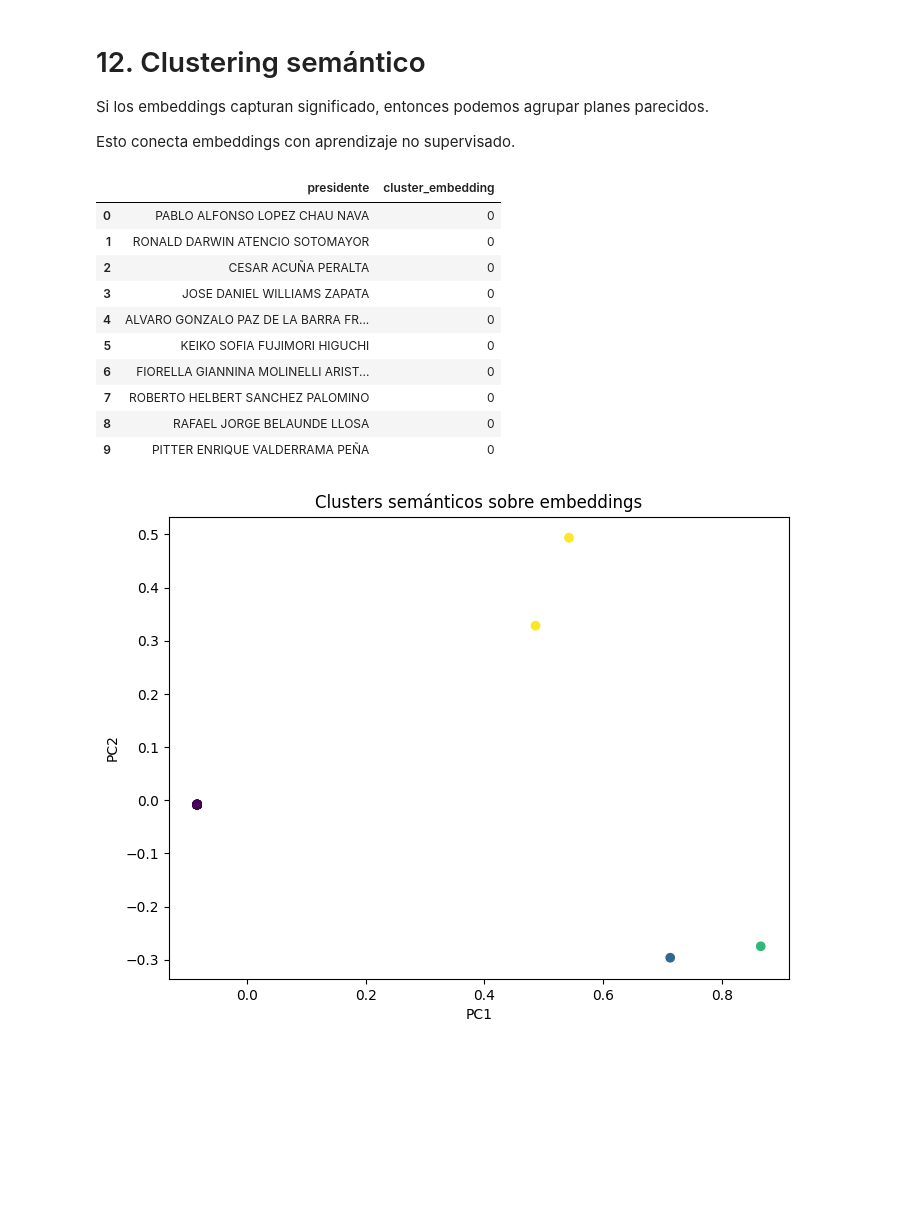
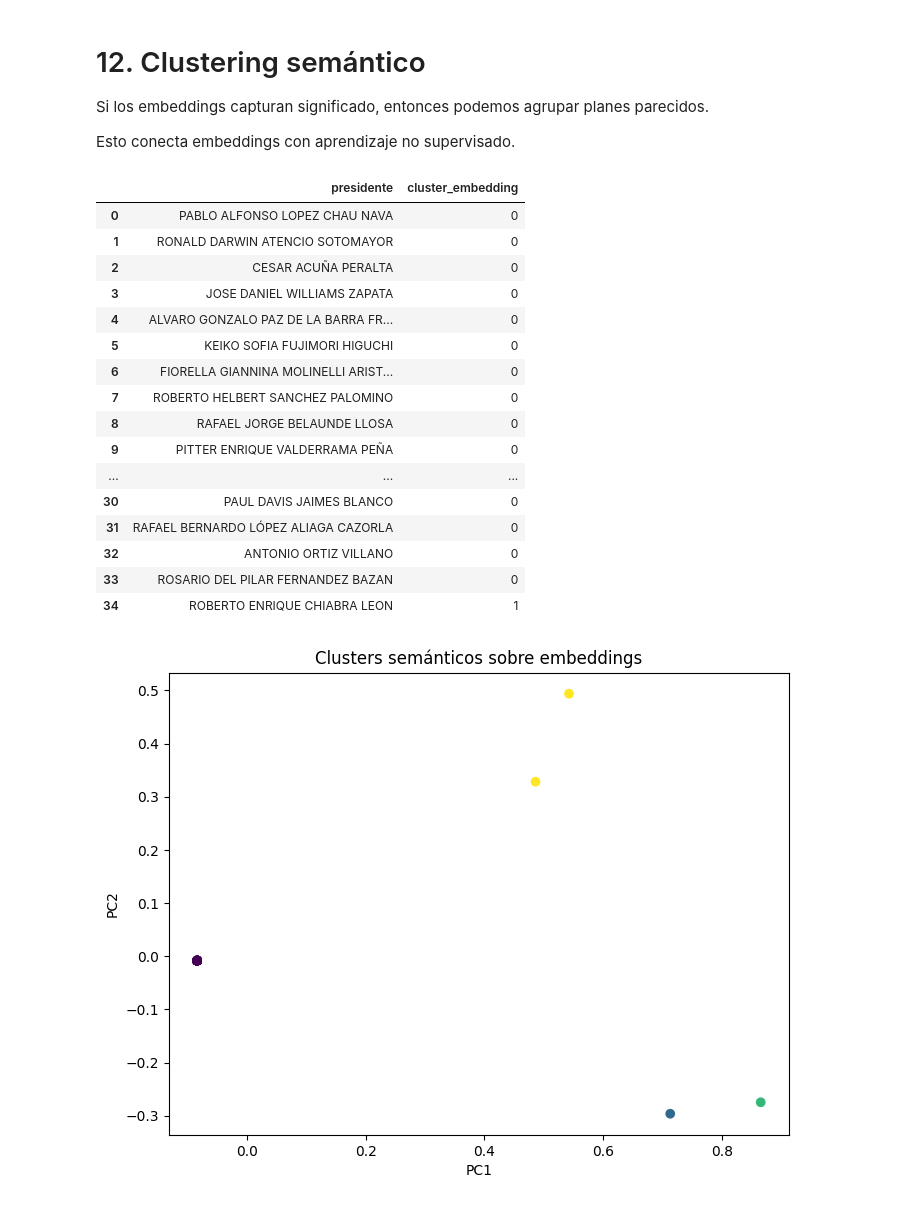
Before and after one commit to josefrodrim/ML-course, a Jupyter notebook: Clase_14A_Transformes.ipynb, the cells around one changed output. Saved outputs shown, nothing was run; the diff lists cells and outputs as text; code cells hidden in the pictures; blank space fills up the shorter version.

```diff
--- a/Clase_14A_Transformes.ipynb
+++ b/Clase_14A_Transformes.ipynb
@@ -714,23 +714,29 @@ Esto conecta embeddings con aprendizaje no supervisado.
 # %%
 from sklearn.cluster import KMeans
 
 kmeans = KMeans(n_clusters=4, random_state=42, n_init=10)
 clusters = kmeans.fit_predict(embeddings)
 
 df["cluster_embedding"] = clusters
-df[["presidente", "cluster_embedding"]].head(10)
+df[["presidente", "cluster_embedding"]].head(100)
 # %% [output]
 |  | presidente | cluster_embedding |
 | 0 | PABLO ALFONSO LOPEZ CHAU NAVA | 0 |
 | 1 | RONALD DARWIN ATENCIO SOTOMAYOR | 0 |
 | 2 | CESAR ACUÑA PERALTA | 0 |
 | 3 | JOSE DANIEL WILLIAMS ZAPATA | 0 |
 | 4 | ALVARO GONZALO PAZ DE LA BARRA FR... | 0 |
 | 5 | KEIKO SOFIA FUJIMORI HIGUCHI | 0 |
 | 6 | FIORELLA GIANNINA MOLINELLI ARIST... | 0 |
 | 7 | ROBERTO HELBERT SANCHEZ PALOMINO | 0 |
 | 8 | RAFAEL JORGE BELAUNDE LLOSA | 0 |
 | 9 | PITTER ENRIQUE VALDERRAMA PEÑA | 0 |
+| ... | ... | ... |
+| 30 | PAUL DAVIS JAIMES BLANCO | 0 |
+| 31 | RAFAEL BERNARDO LÓPEZ ALIAGA CAZORLA | 0 |
+| 32 | ANTONIO ORTIZ VILLANO | 0 |
+| 33 | ROSARIO DEL PILAR FERNANDEZ BAZAN | 0 |
+| 34 | ROBERTO ENRIQUE CHIABRA LEON | 1 |
 # %%
 plt.figure(figsize=(8,6))
 plt.scatter(emb_2d_pca[:,0], emb_2d_pca[:,1], c=df["cluster_embedding"])
```
Also changed, not shown: 5 other files.
